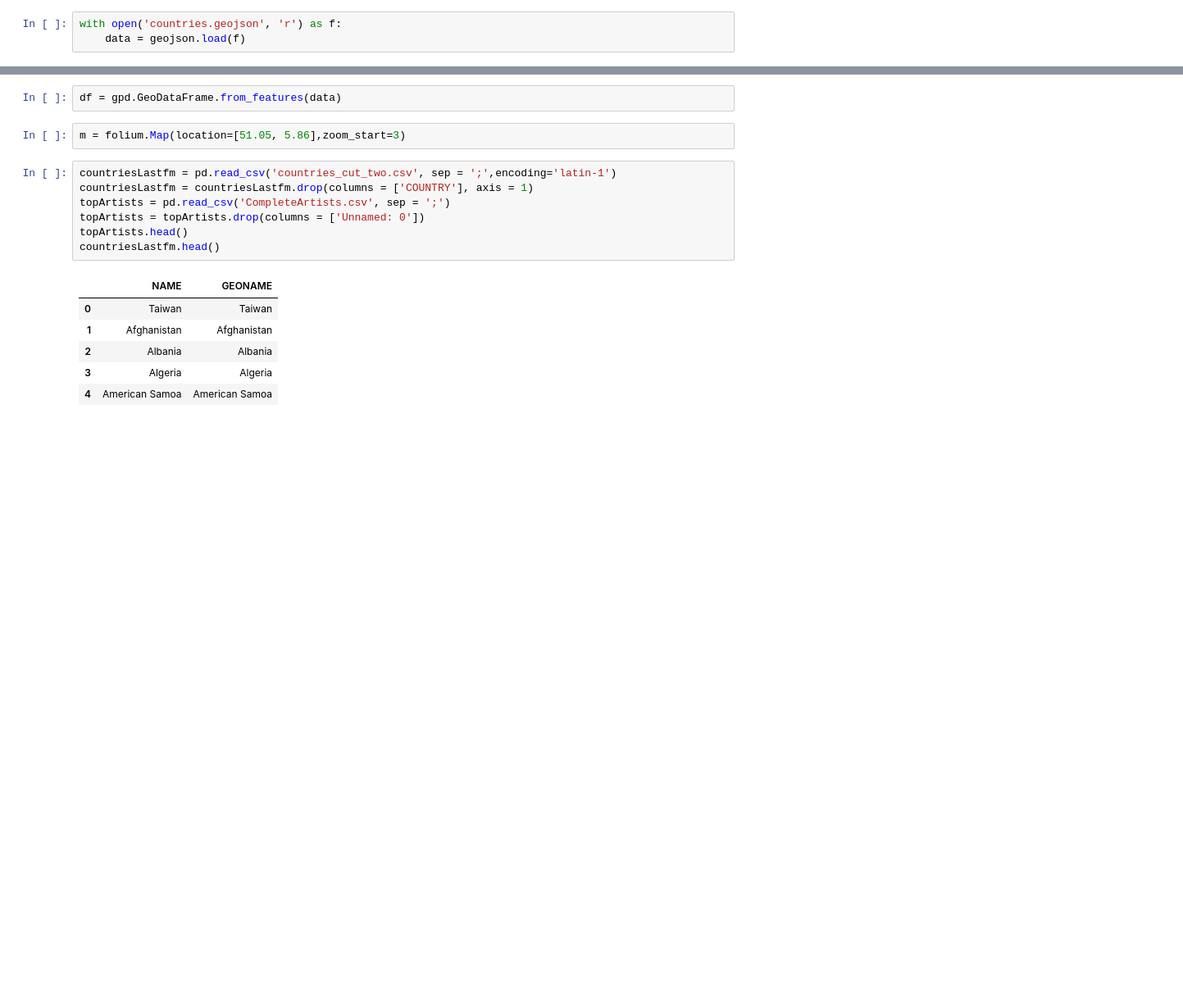
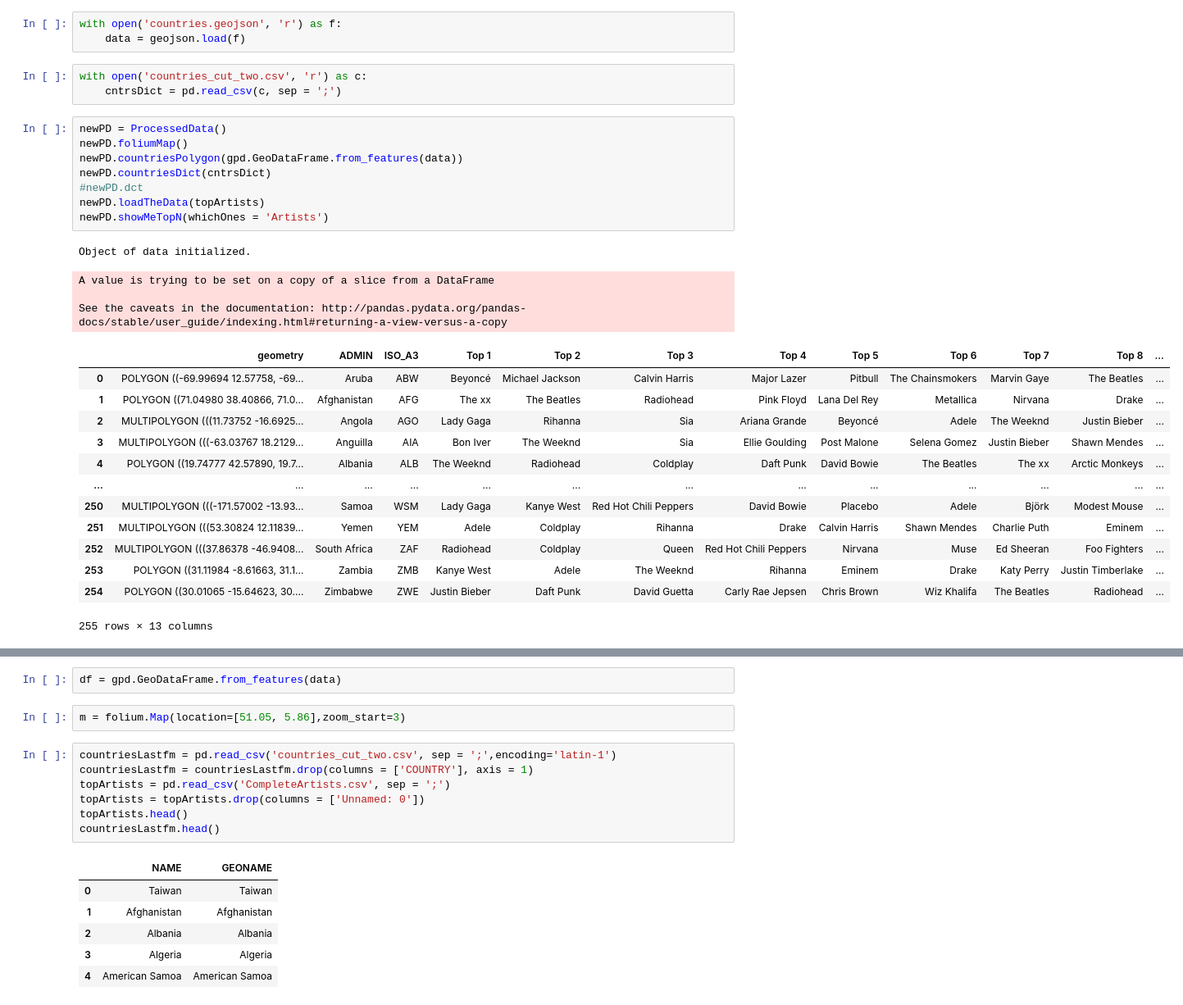
Before and after one commit to petrpham/ScrobblIES, a Jupyter notebook: 4_Visualise.ipynb, the cells around one changed output, grey strips where cells are left out. Shown at 82% size. Saved outputs shown, nothing was run; the diff lists cells and outputs as text; blank space fills up the shorter version.

Commit message:
First signs of objectification

```diff
--- a/4_Visualise.ipynb
+++ b/4_Visualise.ipynb
@@ -17,3 +94,32 @@ from IPython.display import display
 # %%
 with open('countries.geojson', 'r') as f:
     data = geojson.load(f)
+# %%
+with open('countries_cut_two.csv', 'r') as c:
+    cntrsDict = pd.read_csv(c, sep = ';')
+# %%
+newPD = ProcessedData()
+newPD.foliumMap()
+newPD.countriesPolygon(gpd.GeoDataFrame.from_features(data))
+newPD.countriesDict(cntrsDict)
+#newPD.dct
+newPD.loadTheData(topArtists)
+newPD.showMeTopN(whichOnes = 'Artists')
+# %% [output]
+Object of data initialized.
+A value is trying to be set on a copy of a slice from a DataFrame
+
+See the caveats in the documentation: http://pandas.pydata.org/pandas-docs/stable/user_guide/indexing.html#returning-a-view-versus-a-copy
+|  | geometry | ADMIN | ISO_A3 | Top 1 | Top 2 | Top 3 | Top 4 | Top 5 | Top 6 | Top 7 | Top 8 | ... |
+| 0 | POLYGON ((-69.99694 12.57758, -69... | Aruba | ABW | Beyoncé | Michael Jackson | Calvin Harris | Major Lazer | Pitbull | The Chainsmokers | Marvin Gaye | The Beatles | ... |
+| 1 | POLYGON ((71.04980 38.40866, 71.0... | Afghanistan | AFG | The xx | The Beatles | Radiohead | Pink Floyd | Lana Del Rey | Metallica | Nirvana | Drake | ... |
+| 2 | MULTIPOLYGON (((11.73752 -16.6925... | Angola | AGO | Lady Gaga | Rihanna | Sia | Ariana Grande | Beyoncé | Adele | The Weeknd | Justin Bieber | ... |
+| 3 | MULTIPOLYGON (((-63.03767 18.2129... | Anguilla | AIA | Bon Iver | The Weeknd | Sia | Ellie Goulding | Post Malone | Selena Gomez | Justin Bieber | Shawn Mendes | ... |
+| 4 | POLYGON ((19.74777 42.57890, 19.7... | Albania | ALB | The Weeknd | Radiohead | Coldplay | Daft Punk | David Bowie | The Beatles | The xx | Arctic Monkeys | ... |
+| ... | ... | ... | ... | ... | ... | ... | ... | ... | ... | ... | ... | ... |
+| 250 | MULTIPOLYGON (((-171.57002 -13.93... | Samoa | WSM | Lady Gaga | Kanye West | Red Hot Chili Peppers | David Bowie | Placebo | Adele | Björk | Modest Mouse | ... |
+| 251 | MULTIPOLYGON (((53.30824 12.11839... | Yemen | YEM | Adele | Coldplay | Rihanna | Drake | Calvin Harris | Shawn Mendes | Charlie Puth | Eminem | ... |
+| 252 | MULTIPOLYGON (((37.86378 -46.9408... | South Africa | ZAF | Radiohead | Coldplay | Queen | Red Hot Chili Peppers | Nirvana | Muse | Ed Sheeran | Foo Fighters | ... |
+| 253 | POLYGON ((31.11984 -8.61663, 31.1... | Zambia | ZMB | Kanye West | Adele | The Weeknd | Rihanna | Eminem | Drake | Katy Perry | Justin Timberlake | ... |
+| 254 | POLYGON ((30.01065 -15.64623, 30.... | Zimbabwe | ZWE | Justin Bieber | Daft Punk | David Guetta | Carly Rae Jepsen | Chris Brown | Wiz Khalifa | The Beatles | Radiohead | ... |
+255 rows × 13 columns
```
Also changed, not shown: parts of 5 cells of this notebook.
